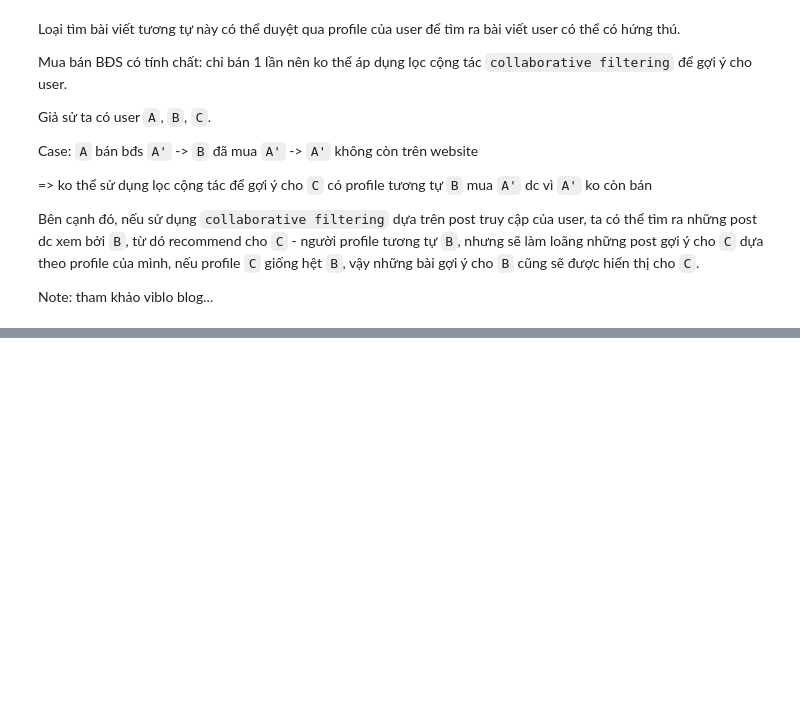
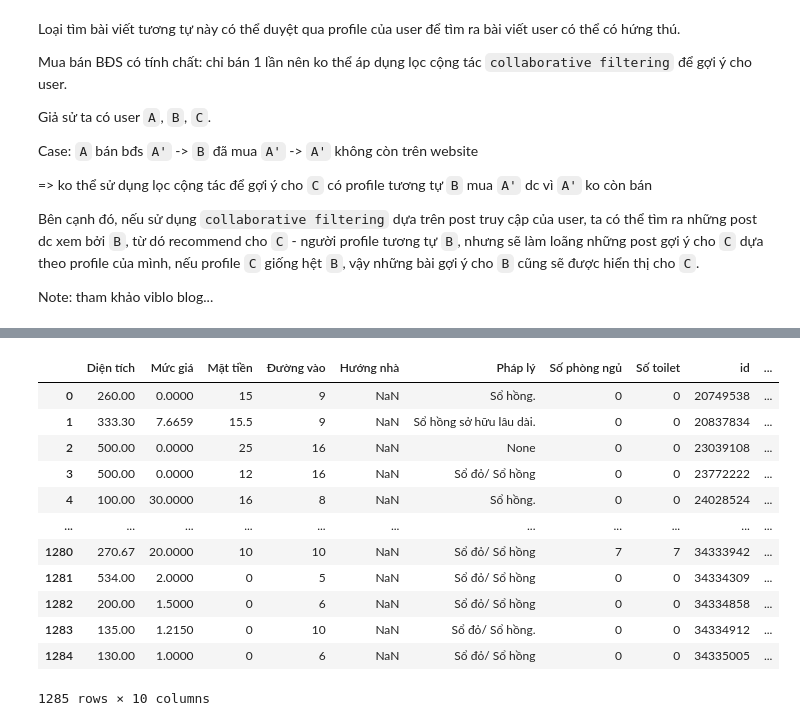
Before and after one commit to DaydreamerSY/Recommendation-system, a Jupyter notebook: main.ipynb, the cells around one changed output, grey strips where cells are left out. Cells and saved outputs as stored; diff of their text form; code cells hidden in the pictures; blank space fills up the shorter version.

```diff
--- a/main.ipynb
+++ b/main.ipynb
@@ -331,0 +344,19 @@ test_database.to_csv("fake-data-with-similar-id.csv")
+# %%
+spec_columns = []
+
+# for file_name in list_of_files:
+#     contents = json.load(open(f"F:\Download\Sakai\DACNTT 2\leaker\data\post json 2\{file_name}", "r", encoding="utf-8"))
+    # for detail in contents["spec_detail"]:
+    #     if detail not in spec_columns:
+    #         spec_columns.append(detail)
+
+list_posts = json.load(open(f"F:\Download\Sakai\DACNTT 2\leaker\data.json", "r", encoding="utf-8"))
+for content in list_posts["items"]:
+    for detail in content["spec_detail"]:
+        if detail not in spec_columns:
+            spec_columns.append(detail)
+
+spec_columns.remove("Hướng ban công")
+spec_columns.remove("Nội thất")
+spec_columns.remove("Số tầng")
+spec_columns
@@ -331,0 +501,27 @@ test_database.to_csv("fake-data-with-similar-id.csv")
+# %%
+df = pd.DataFrame(columns=spec_columns)
+df["id"] = post_id
+df["region"] = region
+df['Diện tích'] = dien_tich
+df['Mức giá'] = muc_gia
+df['Mặt tiền'] = mat_tien
+df['Đường vào'] = duong_vao
+df['Pháp lý'] = phap_ly
+df['Số phòng ngủ'] = so_phong_ngu
+df['Số toilet'] = so_toilet
+compare_with_df = df.copy()
+df
+# %% [output]
+|  | Diện tích | Mức giá | Mặt tiền | Đường vào | Hướng nhà | Pháp lý | Số phòng ngủ | Số toilet | id | ... |
+| 0 | 260.00 | 0.0000 | 15 | 9 | NaN | Sổ hồng. | 0 | 0 | 20749538 | ... |
+| 1 | 333.30 | 7.6659 | 15.5 | 9 | NaN | Sổ hồng sở hữu lâu dài. | 0 | 0 | 20837834 | ... |
+| 2 | 500.00 | 0.0000 | 25 | 16 | NaN | None | 0 | 0 | 23039108 | ... |
+| 3 | 500.00 | 0.0000 | 12 | 16 | NaN | Sổ đỏ/ Sổ hồng | 0 | 0 | 23772222 | ... |
+| 4 | 100.00 | 30.0000 | 16 | 8 | NaN | Sổ hồng. | 0 | 0 | 24028524 | ... |
+| ... | ... | ... | ... | ... | ... | ... | ... | ... | ... | ... |
+| 1280 | 270.67 | 20.0000 | 10 | 10 | NaN | Sổ đỏ/ Sổ hồng | 7 | 7 | 34333942 | ... |
+| 1281 | 534.00 | 2.0000 | 0 | 5 | NaN | Sổ đỏ/ Sổ hồng | 0 | 0 | 34334309 | ... |
+| 1282 | 200.00 | 1.5000 | 0 | 6 | NaN | Sổ đỏ/ Sổ hồng | 0 | 0 | 34334858 | ... |
+| 1283 | 135.00 | 1.2150 | 0 | 10 | NaN | Sổ đỏ/ Sổ hồng. | 0 | 0 | 34334912 | ... |
+| 1284 | 130.00 | 1.0000 | 0 | 6 | NaN | Sổ đỏ/ Sổ hồng | 0 | 0 | 34335005 | ... |
+1285 rows × 10 columns
```
Also changed, not shown: parts of 16 cells of this notebook, 7 other files.
